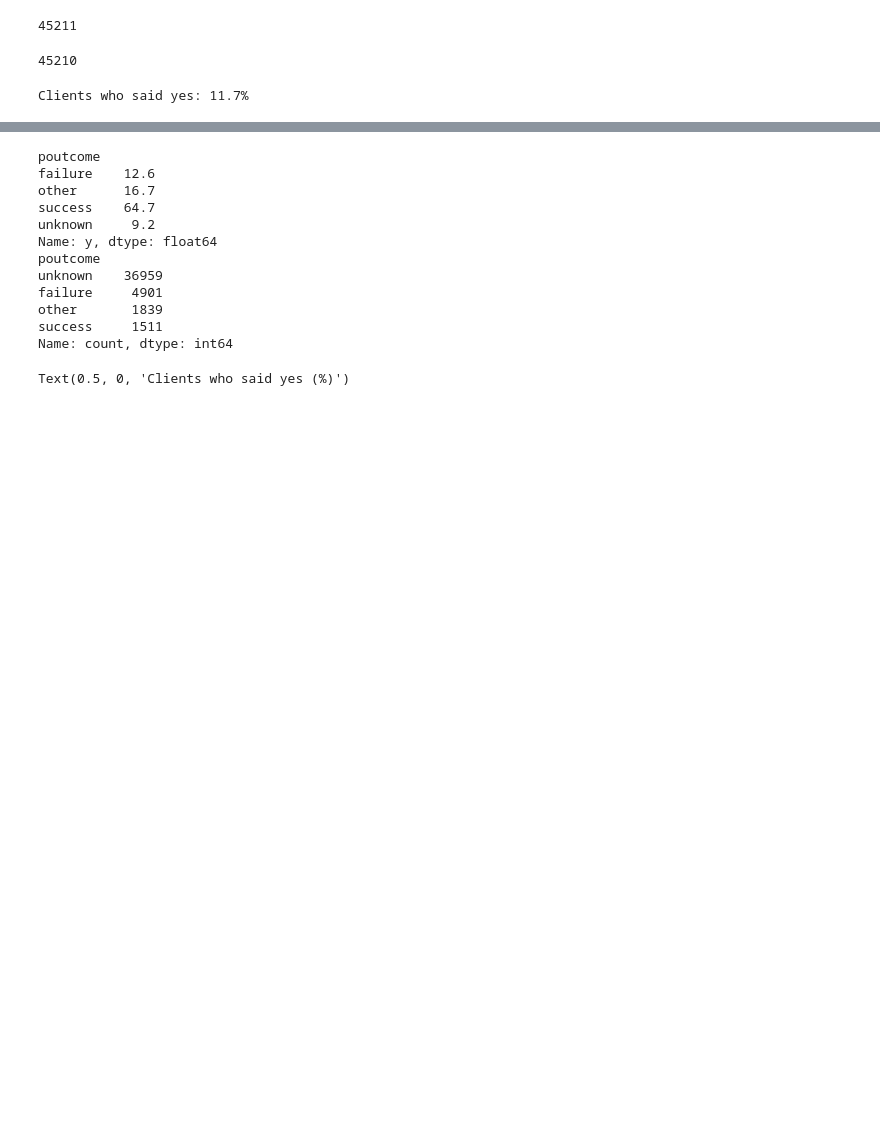
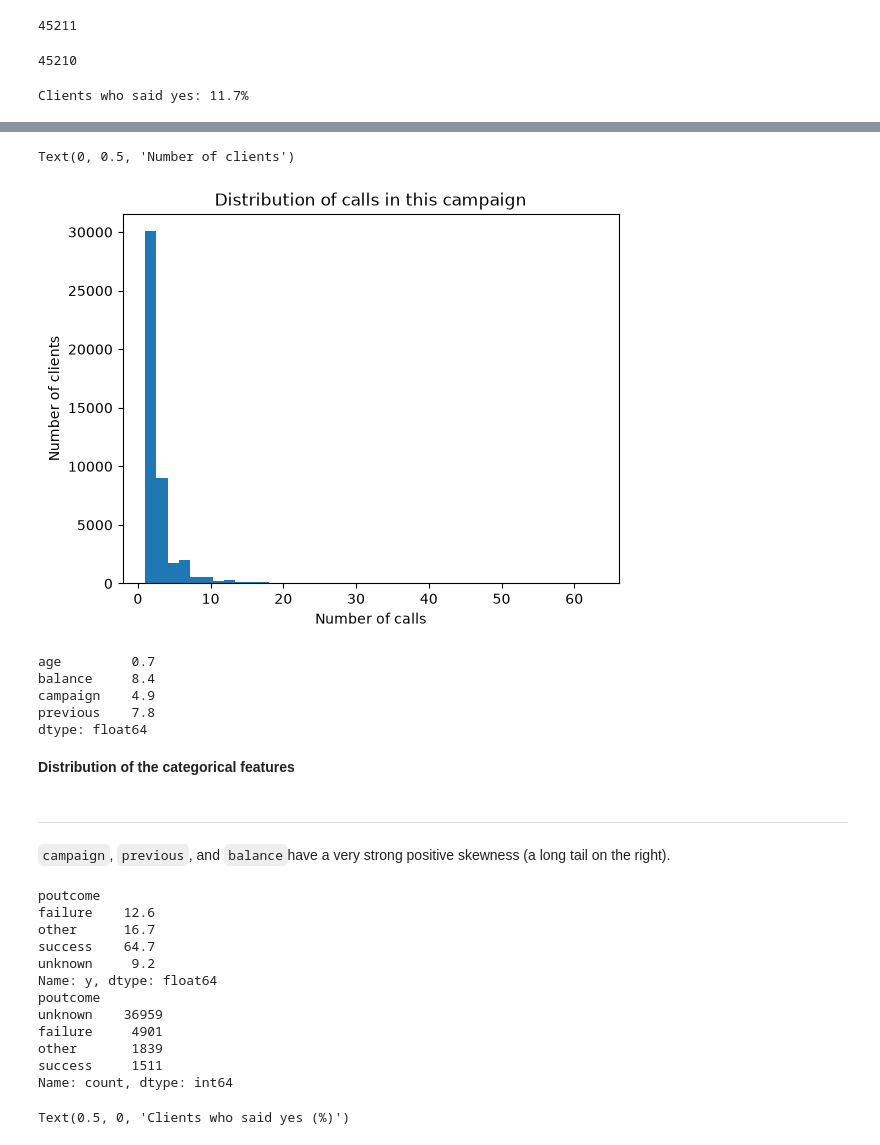
Before and after one commit to nicholas-dumas/ai_mlops_hands_on_exercise, a Jupyter notebook: notebooks/eda.ipynb, the cells around one changed output, grey strips where cells are left out. Saved outputs shown, nothing was run; the diff lists cells and outputs as text; code cells hidden in the pictures; blank space fills up the shorter version.

```diff
--- a/notebooks/eda.ipynb
+++ b/notebooks/eda.ipynb
@@ -183,3 +204,25 @@ Clients who said yes: 11.7%
+# %%
+ax = clean["campaign"].plot(kind="hist", bins=40, title="Distribution of calls in this campaign")
+ax.set_xlabel("Number of calls")
+ax.set_ylabel("Number of clients")
+# %% [output]
+Text(0, 0.5, 'Number of clients')
+[figure, added]
+# %%
+# Skewness: 0 = symmetric, above 1 = strong tail on the right
+clean[["age", "balance", "campaign", "previous"]].skew().round(1)
+# %% [output]
+age         0.7
+balance     8.4
+campaign    4.9
+previous    7.8
+dtype: float64
+# %% [markdown]
+**Distribution of the categorical features**
+# %% [markdown]
+--------------
+# %% [markdown]
+`campaign`, `previous`, and `balance`have a very strong positive skewness (a long tail on the right).
 # %%
 rate = clean.groupby("poutcome")["y"].mean() * 100
 print(rate.round(1))
```
Also changed, not shown: parts of 26 cells of this notebook.
